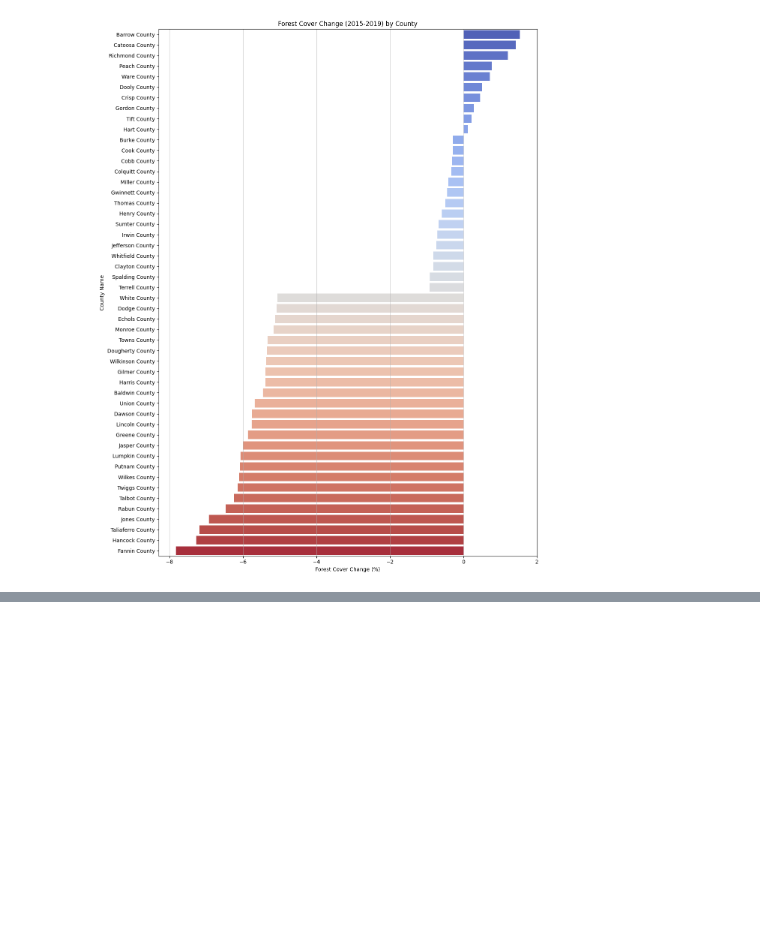
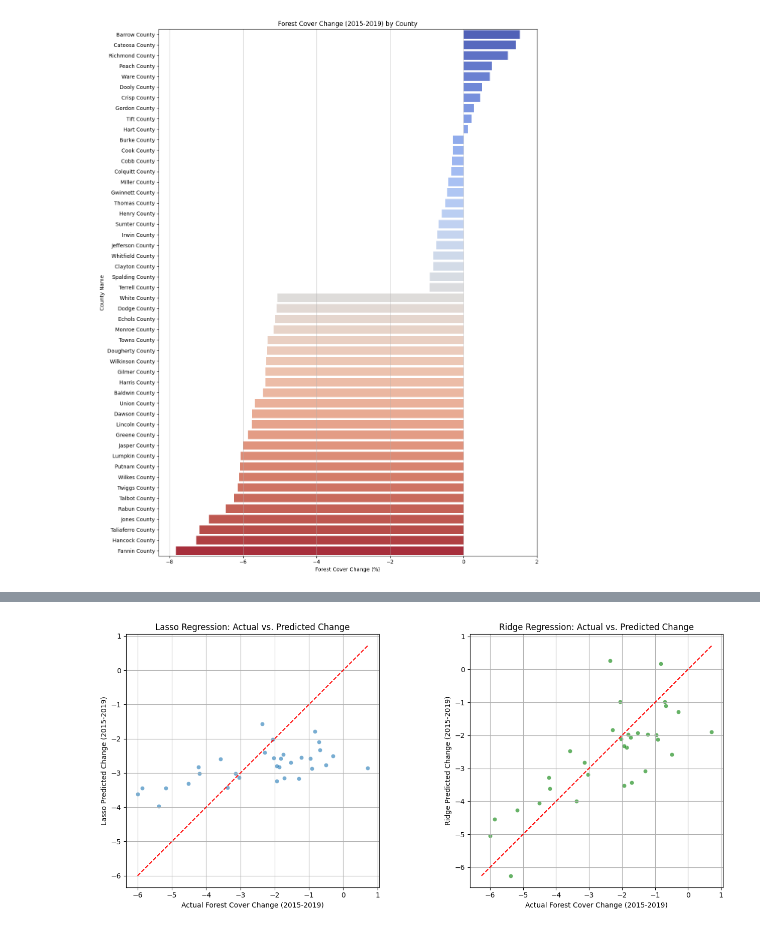
Before and after one commit to Sampreethi66/cloud, a Jupyter notebook: team/2025/savar/Copy_of_Run_Models_savar (2).ipynb, the cells around one changed output, grey strips where cells are left out. Cells and saved outputs as stored; diff of their text form; code cells hidden in the pictures; blank space fills up the shorter version.

```diff
--- a/team/2025/savar/Copy_of_Run_Models_savar (2).ipynb
+++ b/team/2025/savar/Copy_of_Run_Models_savar (2).ipynb
@@ -4086,0 +4498,11 @@ plt.show()
+# %%
+from sklearn.preprocessing import StandardScaler
+
+# 3. Scale Features
+scaler = StandardScaler()
+X_train_scaled = scaler.fit_transform(X_train)
+X_test_scaled = scaler.transform(X_test)
+
+print("Features scaled successfully.")
+print("Shape of scaled X_train:", X_train_scaled.shape)
+print("Shape of scaled X_test:", X_test_scaled.shape)
@@ -4086,0 +4599,53 @@ plt.show()
+# %%
+import matplotlib.pyplot as plt
+import seaborn as sns
+import numpy as np
+
+# Assuming y_test, y_pred_lasso, and y_pred_ridge are available from previous steps
+
+# Create a DataFrame for plotting
+plot_df = pd.DataFrame({
+    'Actual Change': y_test,
+    'Lasso Predictions': y_pred_lasso,
+    'Ridge Predictions': y_pred_ridge
+})
+
+# Reset index to use for plotting (optional, but can be helpful)
+plot_df = plot_df.reset_index(drop=True)
+
+# --- Plotting ---
+
+plt.figure(figsize=(14, 6))
+
+# Plot for Lasso Predictions vs. Actual
+plt.subplot(1, 2, 1) # 1 row, 2 columns, 1st plot
+sns.scatterplot(data=plot_df, x='Actual Change', y='Lasso Predictions', alpha=0.6)
+plt.title('Lasso Regression: Actual vs. Predicted Change')
+plt.xlabel('Actual Forest Cover Change (2015-2019)')
+plt.ylabel('Lasso Predicted Change (2015-2019)')
+plt.grid(True)
+# Add a diagonal line for perfect predictions
+min_val = min(plot_df['Actual Change'].min(), plot_df['Lasso Predictions'].min())
+max_val = max(plot_df['Actual Change'].max(), plot_df['Lasso Predictions'].max())
+plt.plot([min_val, max_val], [min_val, max_val], color='red', linestyle='--')
+plt.gca().set_aspect('equal', adjustable='box') # Ensure equal scaling on both axes
+
+
+# Plot for Ridge Predictions vs. Actual
+plt.subplot(1, 2, 2) # 1 row, 2 columns, 2nd plot
+sns.scatterplot(data=plot_df, x='Actual Change', y='Ridge Predictions', alpha=0.6, color='green')
+plt.title('Ridge Regression: Actual vs. Predicted Change')
+plt.xlabel('Actual Forest Cover Change (2015-2019)')
+plt.ylabel('Ridge Predicted Change (2015-2019)')
+plt.grid(True)
+# Add a diagonal line for perfect predictions
+min_val = min(plot_df['Actual Change'].min(), plot_df['Ridge Predictions'].min())
+max_val = max(plot_df['Actual Change'].max(), plot_df['Ridge Predictions'].max())
+plt.plot([min_val, max_val], [min_val, max_val], color='red', linestyle='--')
+plt.gca().set_aspect('equal', adjustable='box') # Ensure equal scaling on both axes
+
+
+plt.tight_layout() # Adjust layout to prevent overlap
+plt.show()
+# %% [output]
+[figure, added]
```
Also changed, not shown: parts of 28 cells of this notebook, 1 other file.
